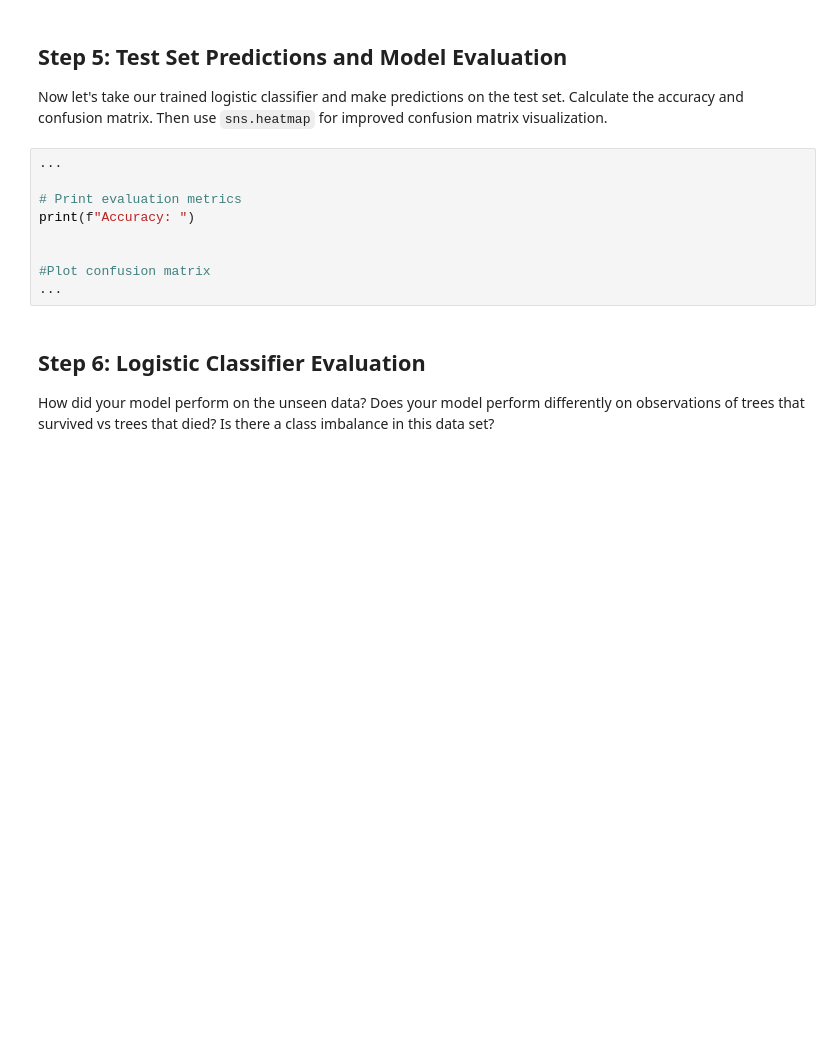
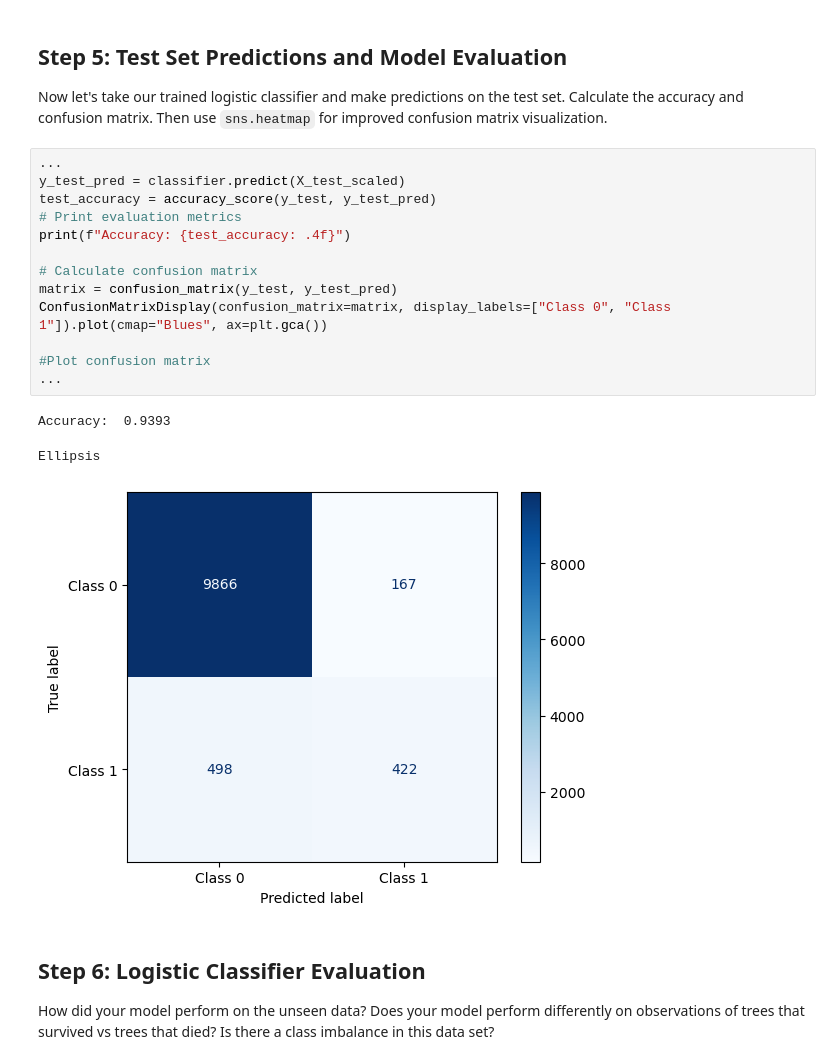
Before and after one commit to ZoeZhouJ/EDS232-labs, a Jupyter notebook: Week3/lab3-wildfire.ipynb, the cells around one changed output. Saved outputs shown, nothing was run; the diff lists cells and outputs as text; blank space fills up the shorter version.

```diff
--- a/Week3/lab3-wildfire.ipynb
+++ b/Week3/lab3-wildfire.ipynb
@@ -119,13 +125,21 @@ print(f"Training Accuracy: ")
 Now let's take our trained logistic classifier and make predictions on the test set. Calculate the accuracy and confusion matrix. Then use `sns.heatmap` for improved confusion matrix visualization.
 # %%
 ...
+y_test_pred = classifier.predict(X_test_scaled)
+test_accuracy = accuracy_score(y_test, y_test_pred)
+# Print evaluation metrics
+print(f"Accuracy: {test_accuracy: .4f}")
 
-# Print evaluation metrics
-print(f"Accuracy: ")
-
+# Calculate confusion matrix
+matrix = confusion_matrix(y_test, y_test_pred)
+ConfusionMatrixDisplay(confusion_matrix=matrix, display_labels=["Class 0", "Class 1"]).plot(cmap="Blues", ax=plt.gca())
 
 #Plot confusion matrix
 ...
+# %% [output]
+Accuracy:  0.9393
+Ellipsis
+[figure, added]
 # %% [markdown]
 ## Step 6: Logistic Classifier Evaluation
 How did your model perform on the unseen data?
```
Also changed, not shown: parts of 5 cells of this notebook.
